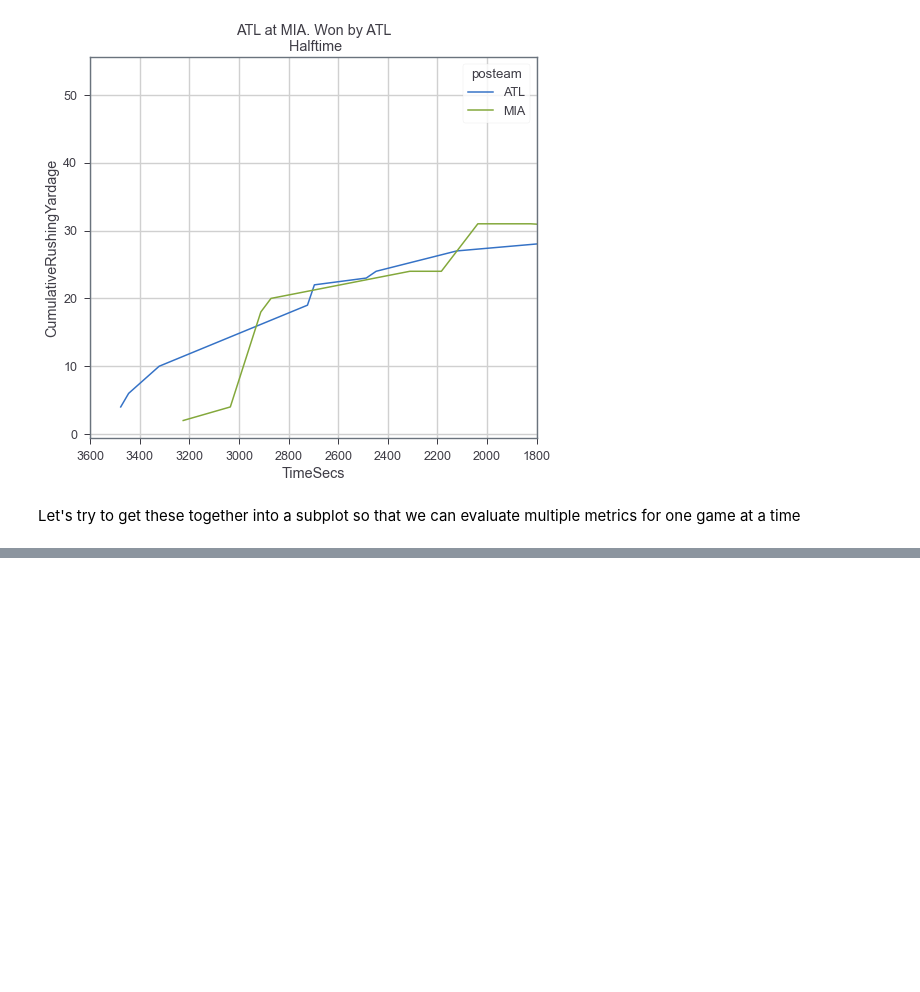
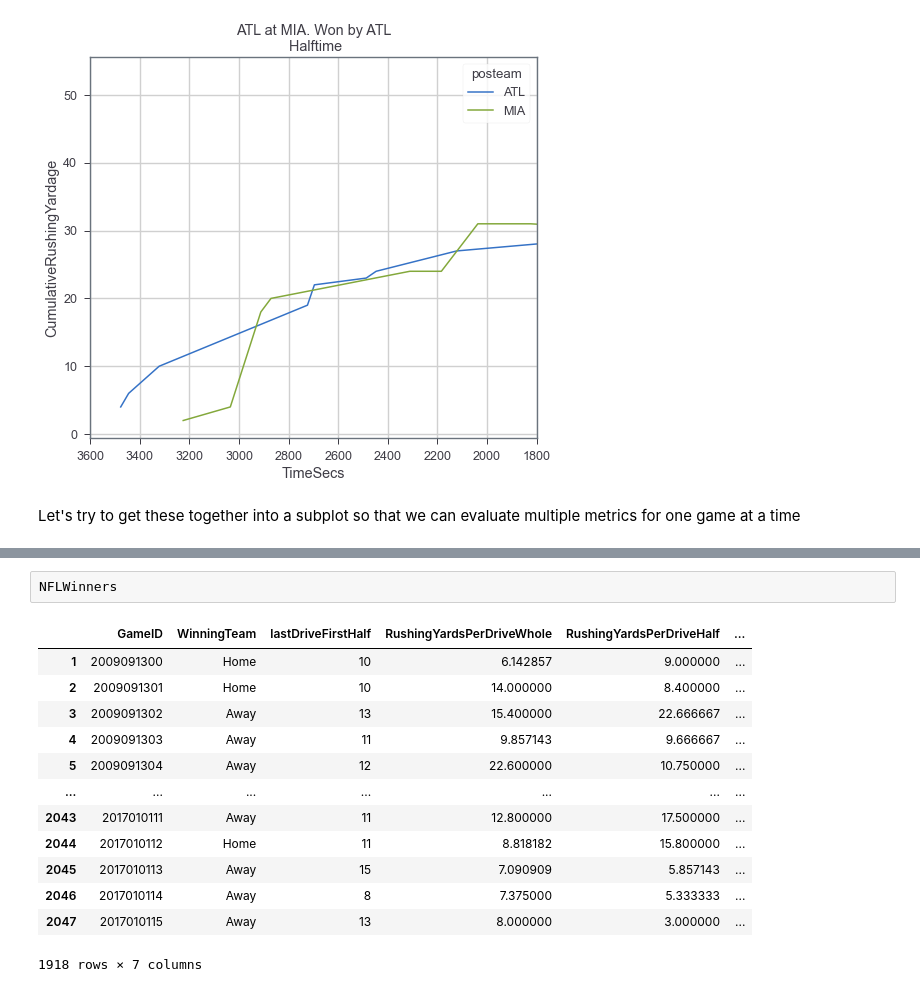
Before and after one commit to Mitchel-Smith/ITCS6162, a Jupyter notebook: NFL2016Analysis.ipynb, the cells around one changed output, grey strips where cells are left out. Saved outputs shown, nothing was run; the diff lists cells and outputs as text; blank space fills up the shorter version.

```diff
--- a/NFL2016Analysis.ipynb
+++ b/NFL2016Analysis.ipynb
@@ -603,0 +650,16 @@ KeyboardInterrupt:
+# %%
+NFLWinners
+# %% [output]
+|  | GameID | WinningTeam | lastDriveFirstHalf | RushingYardsPerDriveWhole | RushingYardsPerDriveHalf | ... |
+| 1 | 2009091300 | Home | 10 | 6.142857 | 9.000000 | ... |
+| 2 | 2009091301 | Home | 10 | 14.000000 | 8.400000 | ... |
+| 3 | 2009091302 | Away | 13 | 15.400000 | 22.666667 | ... |
+| 4 | 2009091303 | Away | 11 | 9.857143 | 9.666667 | ... |
+| 5 | 2009091304 | Away | 12 | 22.600000 | 10.750000 | ... |
+| ... | ... | ... | ... | ... | ... | ... |
+| 2043 | 2017010111 | Away | 11 | 12.800000 | 17.500000 | ... |
+| 2044 | 2017010112 | Home | 11 | 8.818182 | 15.800000 | ... |
+| 2045 | 2017010113 | Away | 15 | 7.090909 | 5.857143 | ... |
+| 2046 | 2017010114 | Away | 8 | 7.375000 | 5.333333 | ... |
+| 2047 | 2017010115 | Away | 13 | 8.000000 | 3.000000 | ... |
+1918 rows × 7 columns
```
Also changed, not shown: parts of 12 cells of this notebook.
